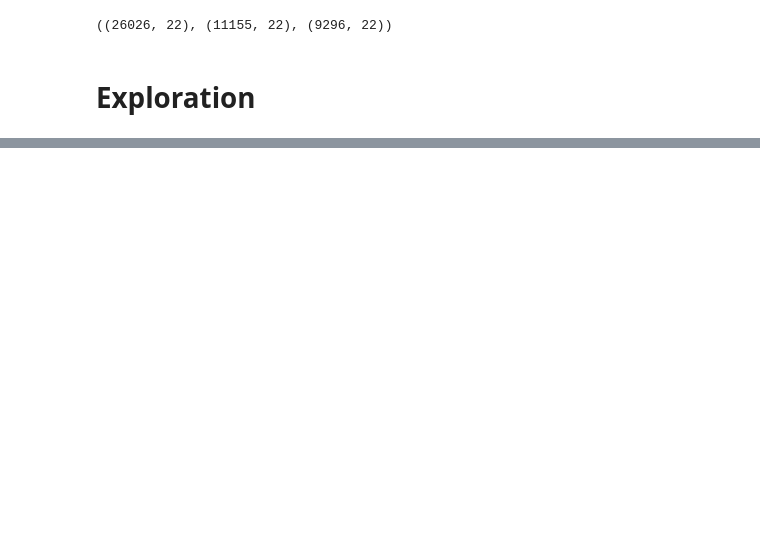
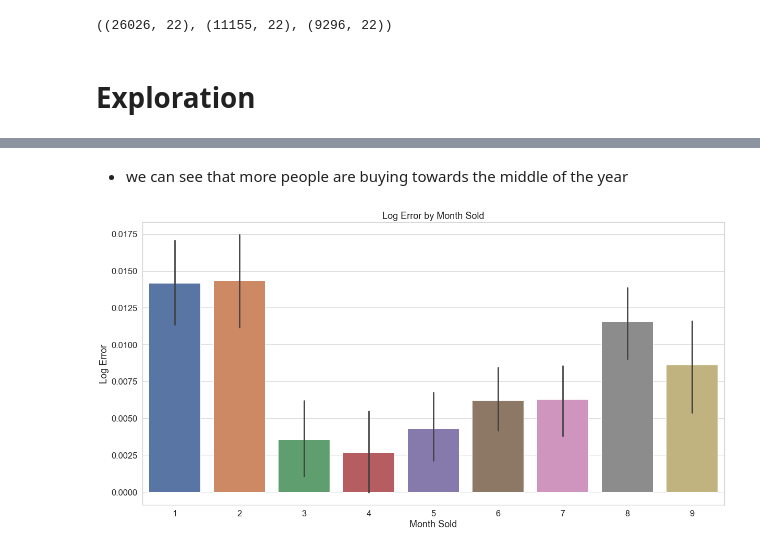
Before and after one commit to codyclonts/zillow_clustering_project, a Jupyter notebook: final_report.ipynb, the cells around one changed output, grey strips where cells are left out. Cells and saved outputs as stored; diff of their text form; code cells hidden in the pictures; blank space fills up the shorter version.

```diff
--- a/final_report.ipynb
+++ b/final_report.ipynb
@@ -92,0 +178,13 @@ Takeaway :
+# %% [markdown]
+- we can see that more people are buying towards the middle of the year
+# %%
+# Bar plot for month and log error
+# further see if the relationship varies by county
+plt.figure(figsize=(20,10))
+sns.barplot(data=train, x=train.month, y= train.logerror)
+plt.title('Log Error by Month Sold')
+plt.xlabel('Month Sold')
+plt.ylabel('Log Error')
+plt.show()
+# %% [output]
+[figure, added]
```
Also changed, not shown: parts of 22 cells of this notebook.
